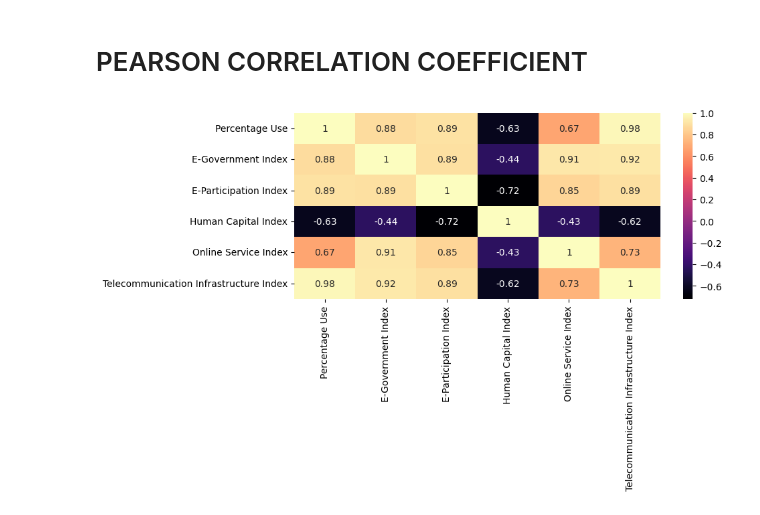
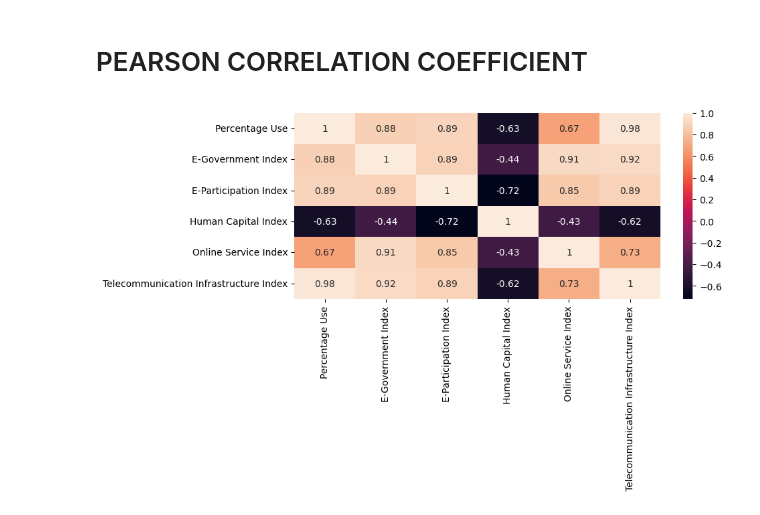
Before and after one commit to LazaroDamasceno/Dissertacao-Mestrado, a Jupyter notebook: eda/correlacao/correlation_edgi_internetuse.ipynb, the cells around one changed output. Drawn from its saved outputs; the diff is of its cells as text; code cells hidden in the pictures.

```diff
--- a/eda/correlacao/correlation_edgi_internetuse.ipynb
+++ b/eda/correlacao/correlation_edgi_internetuse.ipynb
@@ -79,10 +79,10 @@ pearson_corr_coefficient = df.corr(method='pearson')
 # %%
 plt.figure(figsize=(10, 6))
 
-sns.heatmap(pearson_corr_coefficient, annot=True, cmap='magma')
+sns.heatmap(pearson_corr_coefficient, annot=True)
 
 #plt.suptitle('Coeficiente de Correlação de Pearson: uso de Internet e EGDI no Brasil', fontweight='bold')
 plt.tight_layout()
 plt.show()
 # %% [output]
-[figure, old version]
+[figure, new version]
```
Also changed, not shown: 6 other files.
